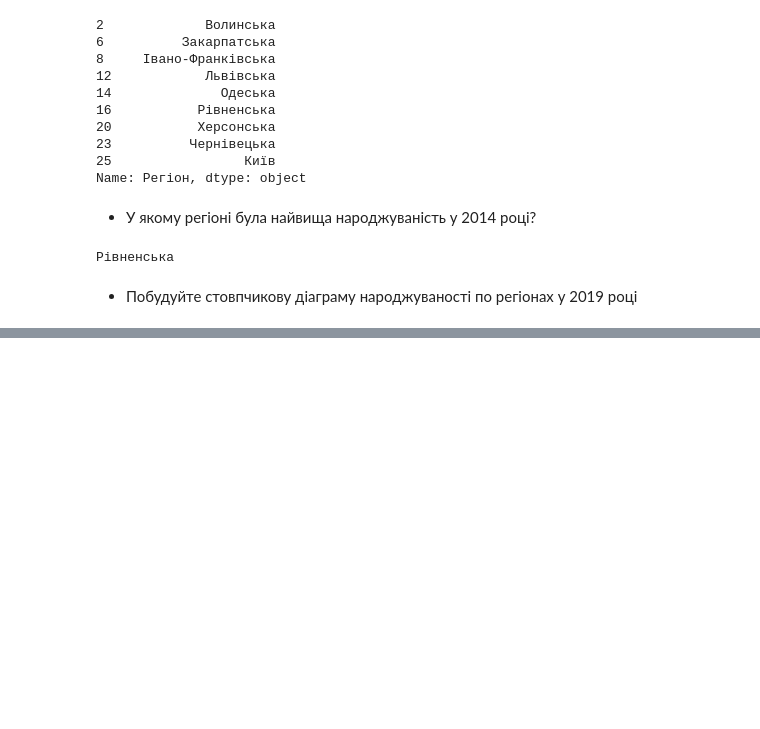
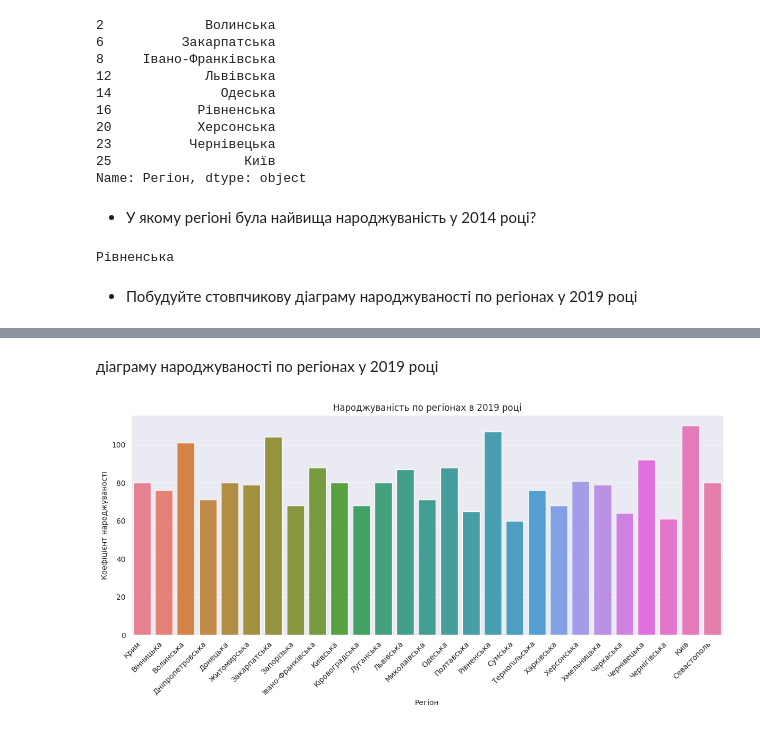
Before and after one commit to Kagev/DataScience, a Jupyter notebook: HW2/DS_HW_2_1.ipynb, the cells around one changed output, grey strips where cells are left out. Saved outputs shown, nothing was run; the diff lists cells and outputs as text; code cells hidden in the pictures; blank space fills up the shorter version.

```diff
--- a/HW2/DS_HW_2_1.ipynb
+++ b/HW2/DS_HW_2_1.ipynb
@@ -227,0 +226,13 @@ table.plot(x='Регіон', y='2019', kind='bar')
+# %% [markdown]
+діаграму народжуваності по регіонах у 2019 році
+# %%
+plt.figure(figsize=(12, 6))
+sns.barplot(x='Регіон', y='2019', data=table, hue='Регіон')
+plt.title('Народжуваність по регіонах в 2019 році')
+plt.xlabel('Регіон')
+plt.ylabel('Коефіцієнт народжуваності')
+plt.xticks(rotation=45, ha='right')
+plt.tight_layout()
+plt.show()
+# %% [output]
+[figure, added]
```
Also changed, not shown: parts of 10 cells of this notebook, 6 other files.
